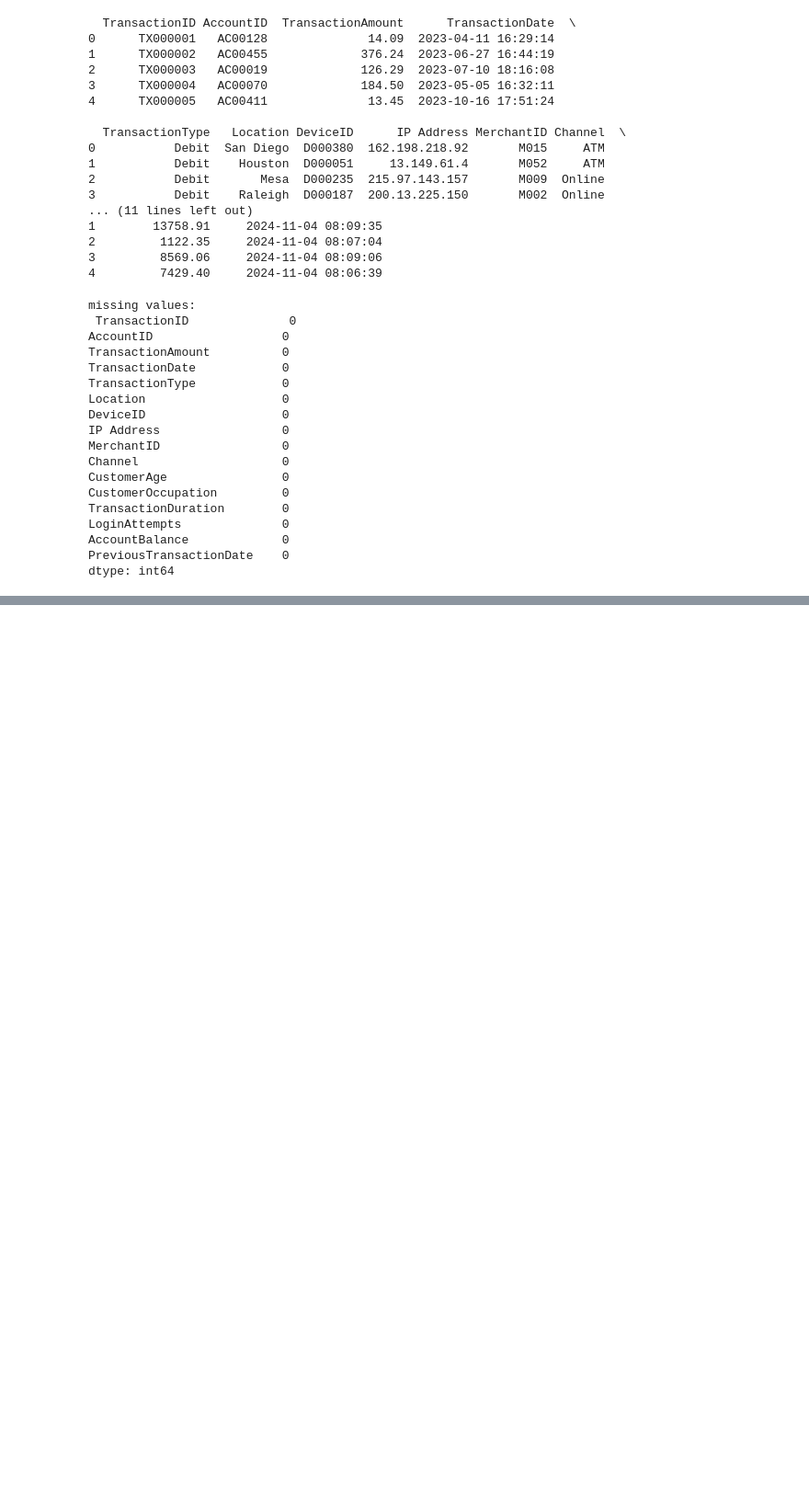
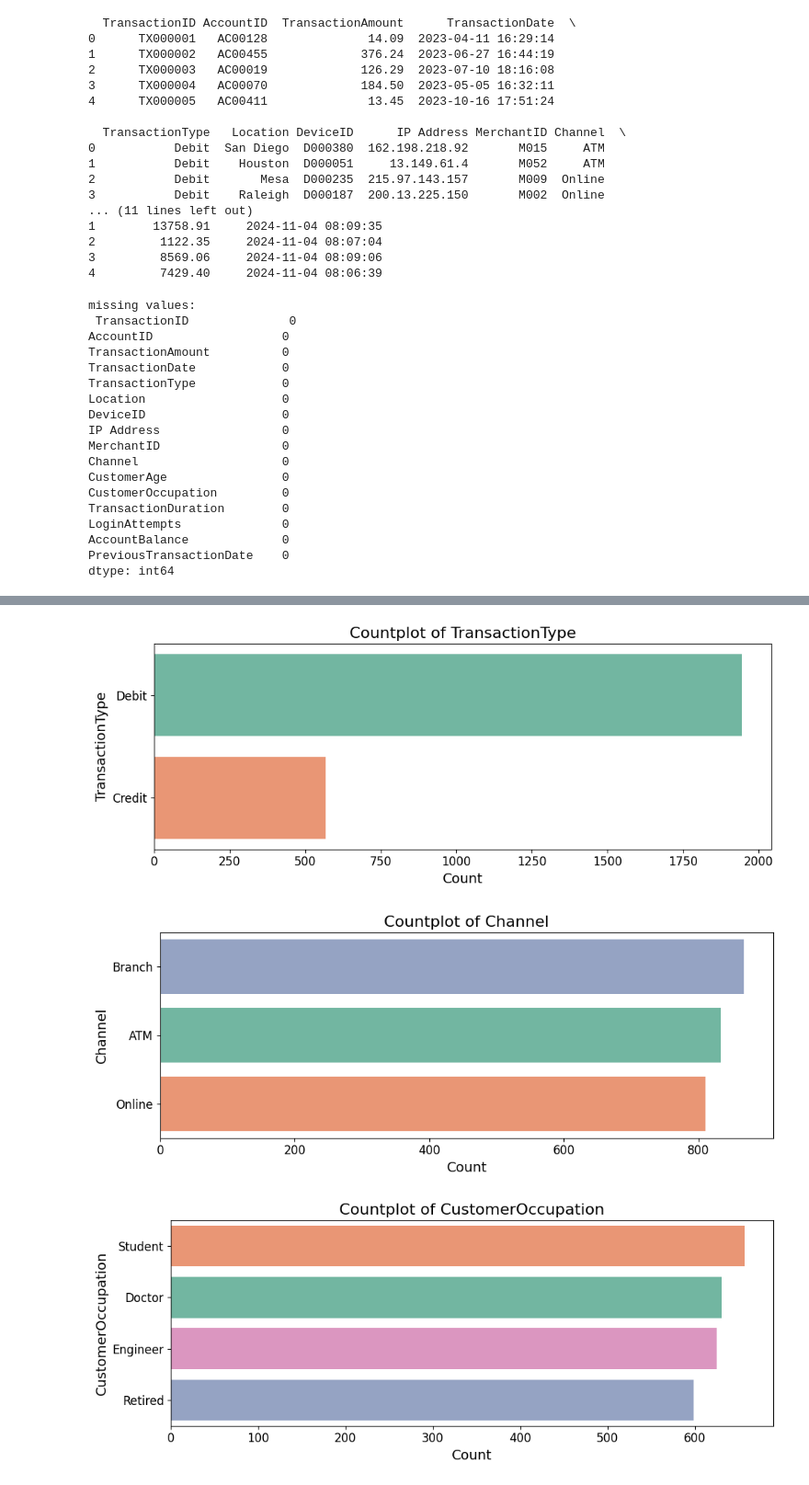
Before and after one commit to di-zz389/banking-threat-detection-system, a Jupyter notebook: bank-fraud-detection.ipynb, the cells around one changed output, grey strips where cells are left out. Shown at 92% size. Saved outputs shown, nothing was run; the diff lists cells and outputs as text; code cells hidden in the pictures; blank space fills up the shorter version.

```diff
--- a/bank-fraud-detection.ipynb
+++ b/bank-fraud-detection.ipynb
@@ -63,0 +126,18 @@ if date_columns:
+# %%
+#countplot for  specific categorical columns
+specific_columns = ['TransactionType', 'Channel', 'CustomerOccupation']
+for col in specific_columns:
+    plt.figure(figsize=(10, 4))
+    value_counts = data[col].value_counts()
+    sns.countplot(y=data[col], order=value_counts.index, hue=data[col], palette='Set2')
+    plt.title(f'Countplot of {col}', fontsize=16)
+    plt.xlabel('Count', fontsize=14)
+    plt.ylabel(col, fontsize=14)
+    plt.xticks(fontsize=12)
+    plt.yticks(fontsize=12)
+    plt.tight_layout()
+    plt.show()
+# %% [output]
+[figure, added]
+[figure, added]
+[figure, added]
```
Also changed, not shown: parts of 1 cell of this notebook.
